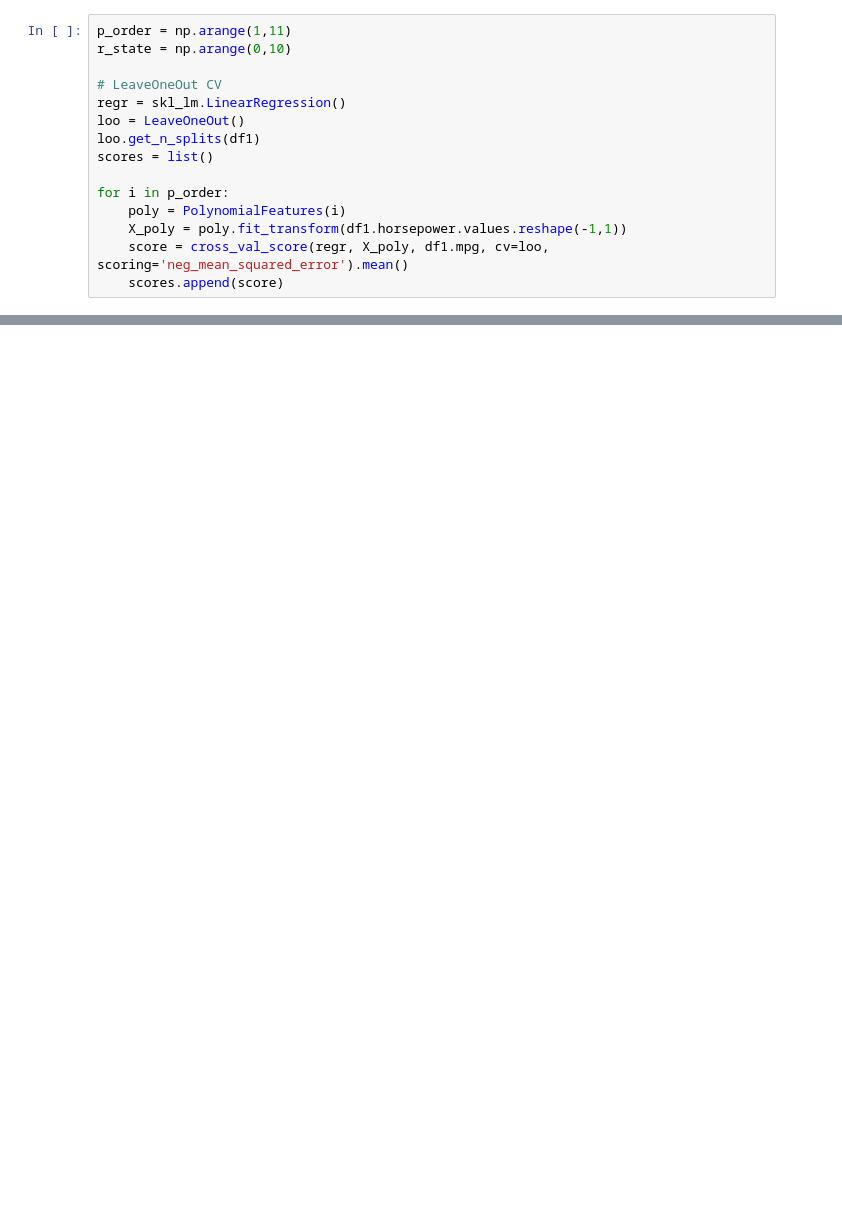
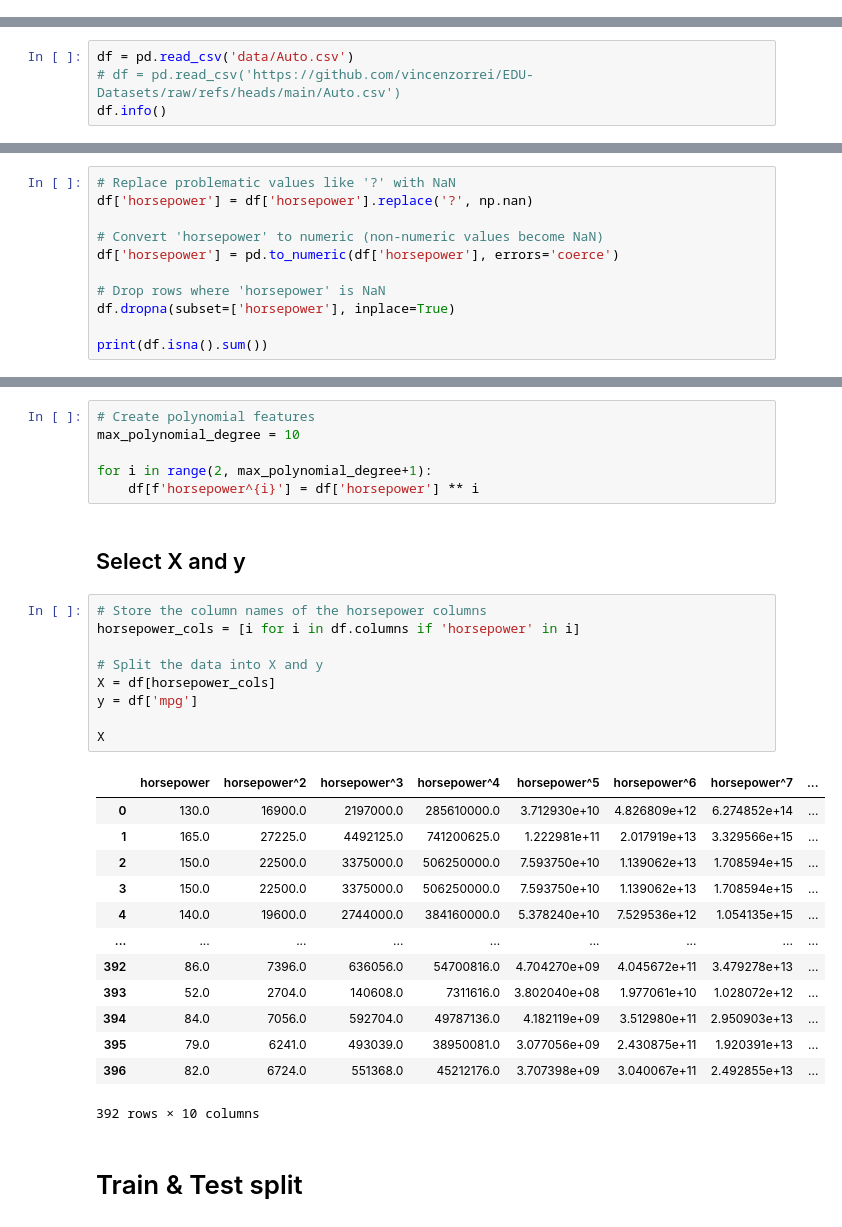
Before and after one commit to vincenzorrei/EDU-ResamplingMethods, a Jupyter notebook: main.ipynb, the cells around one changed output, grey strips where cells are left out. Saved outputs shown, nothing was run; the diff lists cells and outputs as text; blank space fills up the shorter version.

```diff
--- a/main.ipynb
+++ b/main.ipynb
@@ -74,15 +8,0 @@ for ax in fig.axes:
-# %%
-p_order = np.arange(1,11)
-r_state = np.arange(0,10)
-
-# LeaveOneOut CV
-regr = skl_lm.LinearRegression()
-loo = LeaveOneOut()
-loo.get_n_splits(df1)
-scores = list()
-
-for i in p_order:
-    poly = PolynomialFeatures(i)
-    X_poly = poly.fit_transform(df1.horsepower.values.reshape(-1,1))
-    score = cross_val_score(regr, X_poly, df1.mpg, cv=loo, scoring='neg_mean_squared_error').mean()
-    scores.append(score)
@@ -127,0 +11,4 @@ for ax in fig.axes:
+# %%
+df = pd.read_csv('data/Auto.csv')
+# df = pd.read_csv('https://github.com/vincenzorrei/EDU-Datasets/raw/refs/heads/main/Auto.csv')
+df.info()
@@ -127,0 +59,11 @@ for ax in fig.axes:
+# %%
+# Replace problematic values like '?' with NaN
+df['horsepower'] = df['horsepower'].replace('?', np.nan)
+
+# Convert 'horsepower' to numeric (non-numeric values become NaN)
+df['horsepower'] = pd.to_numeric(df['horsepower'], errors='coerce')
+
+# Drop rows where 'horsepower' is NaN
+df.dropna(subset=['horsepower'], inplace=True)
+
+print(df.isna().sum())
@@ -127,0 +81,33 @@ for ax in fig.axes:
+# %%
+# Create polynomial features
+max_polynomial_degree = 10
+
+for i in range(2, max_polynomial_degree+1):
+    df[f'horsepower^{i}'] = df['horsepower'] ** i
+# %% [markdown]
+## Select X and y
+# %%
+# Store the column names of the horsepower columns
+horsepower_cols = [i for i in df.columns if 'horsepower' in i]
+
+# Split the data into X and y
+X = df[horsepower_cols]
+y = df['mpg']
+
+X
+# %% [output]
+|  | horsepower | horsepower^2 | horsepower^3 | horsepower^4 | horsepower^5 | horsepower^6 | horsepower^7 | ... |
+| 0 | 130.0 | 16900.0 | 2197000.0 | 285610000.0 | 3.712930e+10 | 4.826809e+12 | 6.274852e+14 | ... |
+| 1 | 165.0 | 27225.0 | 4492125.0 | 741200625.0 | 1.222981e+11 | 2.017919e+13 | 3.329566e+15 | ... |
+| 2 | 150.0 | 22500.0 | 3375000.0 | 506250000.0 | 7.593750e+10 | 1.139062e+13 | 1.708594e+15 | ... |
+| 3 | 150.0 | 22500.0 | 3375000.0 | 506250000.0 | 7.593750e+10 | 1.139062e+13 | 1.708594e+15 | ... |
+| 4 | 140.0 | 19600.0 | 2744000.0 | 384160000.0 | 5.378240e+10 | 7.529536e+12 | 1.054135e+15 | ... |
+| ... | ... | ... | ... | ... | ... | ... | ... | ... |
+| 392 | 86.0 | 7396.0 | 636056.0 | 54700816.0 | 4.704270e+09 | 4.045672e+11 | 3.479278e+13 | ... |
+| 393 | 52.0 | 2704.0 | 140608.0 | 7311616.0 | 3.802040e+08 | 1.977061e+10 | 1.028072e+12 | ... |
+| 394 | 84.0 | 7056.0 | 592704.0 | 49787136.0 | 4.182119e+09 | 3.512980e+11 | 2.950903e+13 | ... |
+| 395 | 79.0 | 6241.0 | 493039.0 | 38950081.0 | 3.077056e+09 | 2.430875e+11 | 1.920391e+13 | ... |
+| 396 | 82.0 | 6724.0 | 551368.0 | 45212176.0 | 3.707398e+09 | 3.040067e+11 | 2.492855e+13 | ... |
+392 rows × 10 columns
+# %% [markdown]
+# Train & Test split
```
Also changed, not shown: parts of 26 cells of this notebook, 2 other files.
